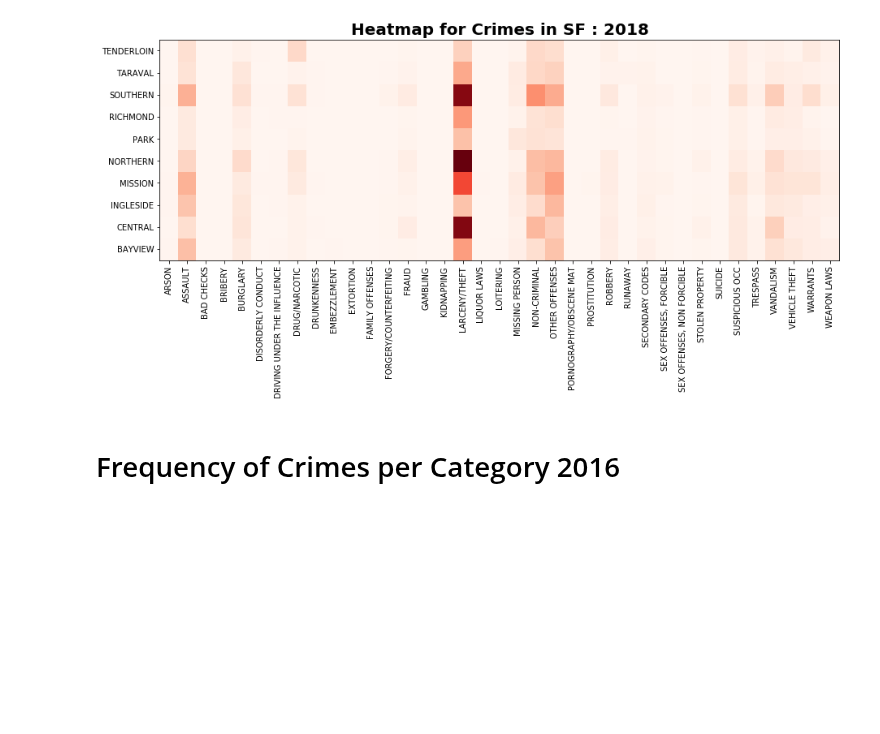
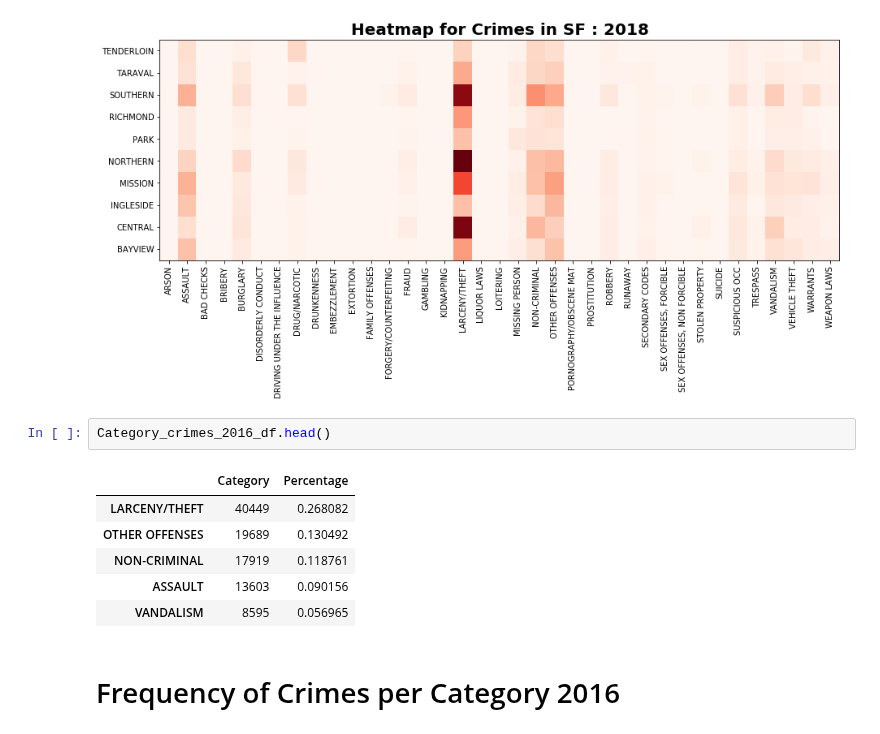
Before and after one commit to mitrapiya25/SF-Crime-Analysis, a Jupyter notebook: Crime_CSV_Manel.ipynb, the cells around one changed output. Saved outputs shown, nothing was run; the diff lists cells and outputs as text; blank space fills up the shorter version.

```diff
--- a/Crime_CSV_Manel.ipynb
+++ b/Crime_CSV_Manel.ipynb
@@ -255,6 +255,15 @@ plt.savefig ("Heat_map_2018.png")
 plt.show()
 # %% [output]
 [figure]
+# %%
+Category_crimes_2016_df.head()
+# %% [output]
+|  | Category | Percentage |
+| LARCENY/THEFT | 40449 | 0.268082 |
+| OTHER OFFENSES | 19689 | 0.130492 |
+| NON-CRIMINAL | 17919 | 0.118761 |
+| ASSAULT | 13603 | 0.090156 |
+| VANDALISM | 8595 | 0.056965 |
 # %% [markdown]
 # Frequency of Crimes per Category 2016
 # %%
```
Also changed, not shown: parts of 14 cells of this notebook.
